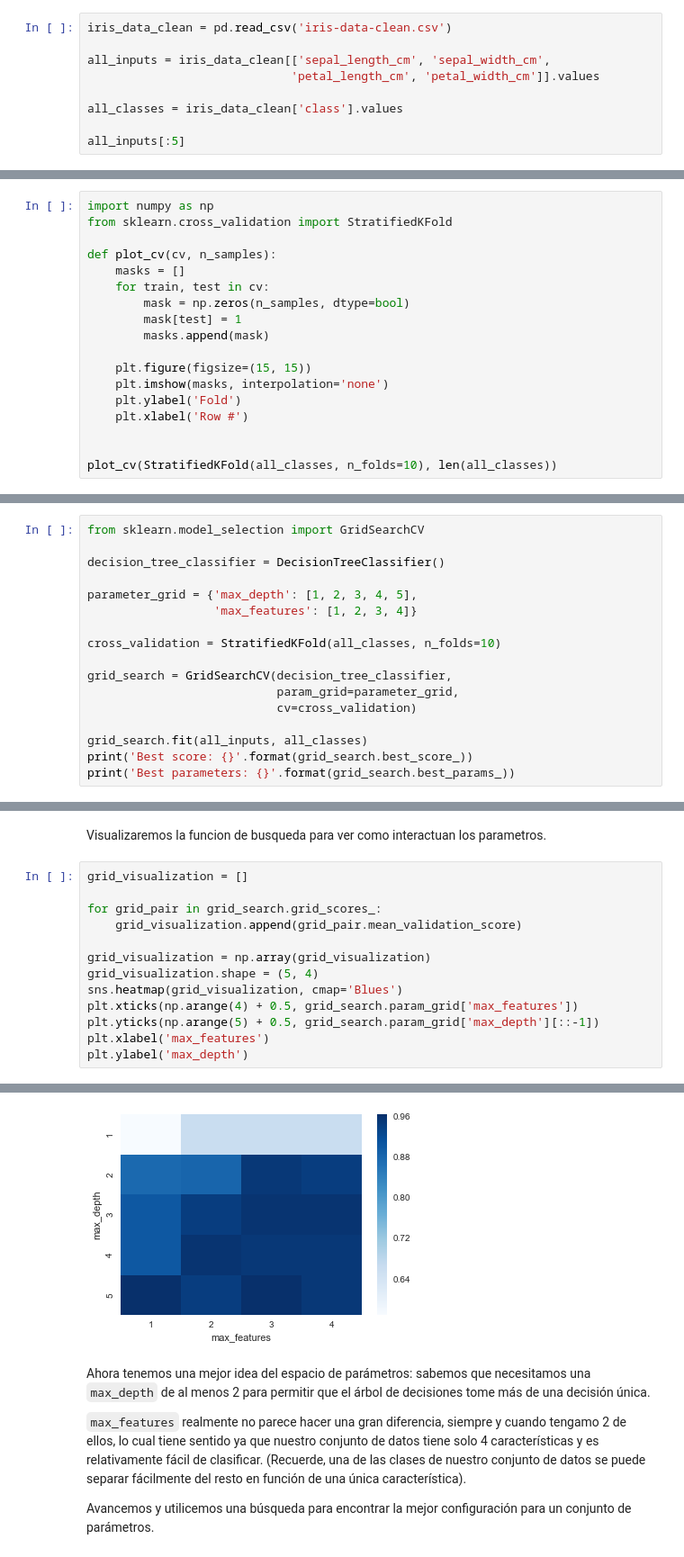
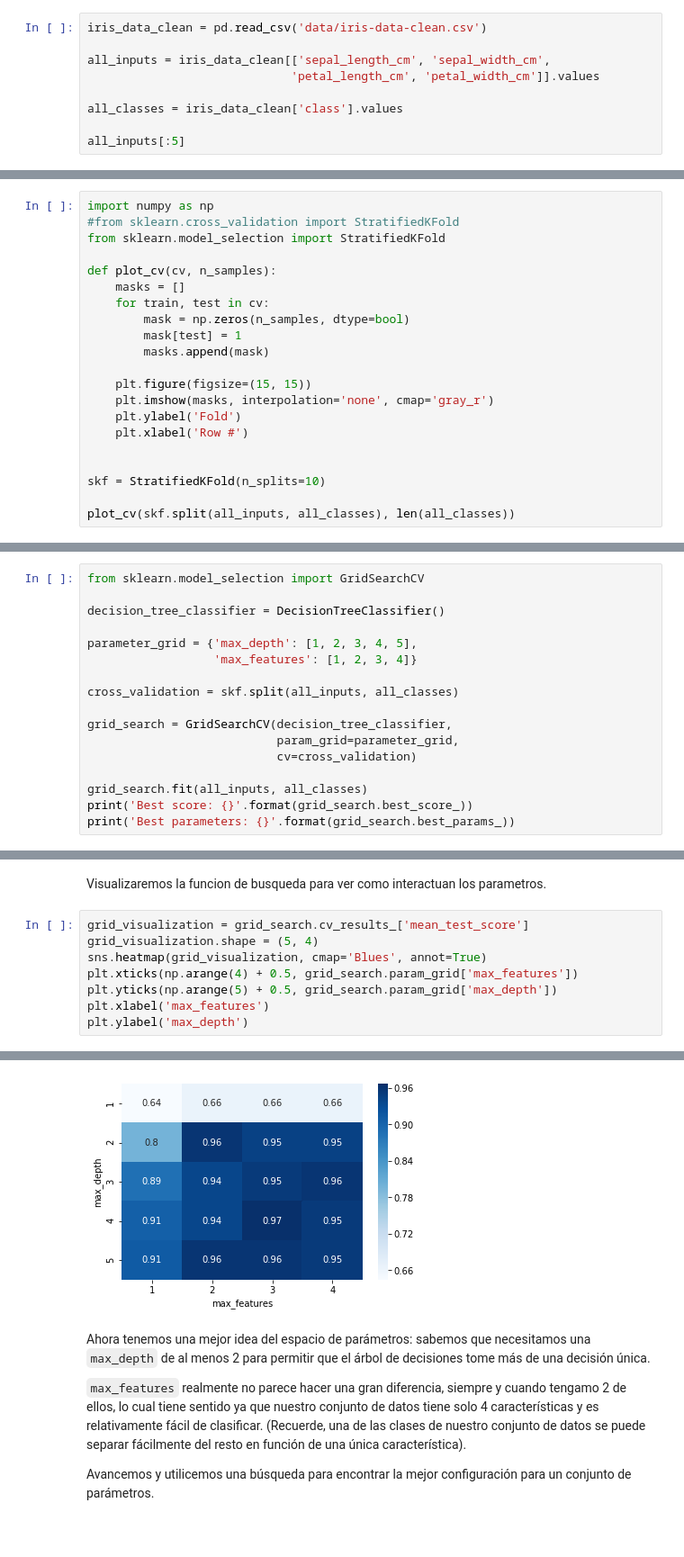
Before and after one commit to hriverap/datascience, a Jupyter notebook: tutoriales/ML Step by Step.ipynb, the cells around one changed output, grey strips where cells are left out. Shown: that part at 90% size. Drawn from its saved outputs; the diff is of its cells as text; blank space fills up the shorter version.

```diff
--- a/tutoriales/ML Step by Step.ipynb
+++ b/tutoriales/ML Step by Step.ipynb
@@ -401,7 +400,7 @@ Especialmente en conjuntos de datos dispersos como el nuestro, es fácil para lo
 
 Tenga en cuenta que una vez que dividimos los datos en un conjunto de entrenamiento y prueba, debemos tratar el conjunto de pruebas como si ya no existiera: no podemos usar ninguna información del conjunto de pruebas para construir nuestro modelo o de lo contrario estamos haciendo trampa.
 # %%
-iris_data_clean = pd.read_csv('iris-data-clean.csv')
+iris_data_clean = pd.read_csv('data/iris-data-clean.csv')
 
 all_inputs = iris_data_clean[['sepal_length_cm', 'sepal_width_cm',
                              'petal_length_cm', 'petal_width_cm']].values
@@ -492,7 +491,8 @@ Este problema es la principal razon que la mayoria de los Datascientists utiliza
 (Cada cuadrado es un entrada en nuestro Dataset)
 # %%
 import numpy as np
-from sklearn.cross_validation import StratifiedKFold
+#from sklearn.cross_validation import StratifiedKFold
+from sklearn.model_selection import StratifiedKFold
 
 def plot_cv(cv, n_samples):
     masks = []
@@ -502,10 +502,12 @@ def plot_cv(cv, n_samples):
         masks.append(mask)
 
     plt.figure(figsize=(15, 15))
-    plt.imshow(masks, interpolation='none')
+    plt.imshow(masks, interpolation='none', cmap='gray_r')
     plt.ylabel('Fold')
     plt.xlabel('Row #')
 
 
-plot_cv(StratifiedKFold(all_classes, n_folds=10), len(all_classes))
+skf = StratifiedKFold(n_splits=10)
+
+plot_cv(skf.split(all_inputs, all_classes), len(all_classes))
 # %% [output]
@@ -561,7 +563,7 @@ decision_tree_classifier = DecisionTreeClassifier()
 parameter_grid = {'max_depth': [1, 2, 3, 4, 5],
                   'max_features': [1, 2, 3, 4]}
 
-cross_validation = StratifiedKFold(all_classes, n_folds=10)
+cross_validation = skf.split(all_inputs, all_classes)
 
 grid_search = GridSearchCV(decision_tree_classifier,
                            param_grid=parameter_grid,
@@ -576,16 +578,11 @@ Best parameters: {'max_features': 1, 'max_depth': 5}
 # %% [markdown]
 Visualizaremos la funcion de busqueda para ver como interactuan los parametros.
 # %%
-grid_visualization = []
-
-for grid_pair in grid_search.grid_scores_:
-    grid_visualization.append(grid_pair.mean_validation_score)
-
-grid_visualization = np.array(grid_visualization)
+grid_visualization = grid_search.cv_results_['mean_test_score']
 grid_visualization.shape = (5, 4)
-sns.heatmap(grid_visualization, cmap='Blues')
+sns.heatmap(grid_visualization, cmap='Blues', annot=True)
 plt.xticks(np.arange(4) + 0.5, grid_search.param_grid['max_features'])
-plt.yticks(np.arange(5) + 0.5, grid_search.param_grid['max_depth'][::-1])
+plt.yticks(np.arange(5) + 0.5, grid_search.param_grid['max_depth'])
 plt.xlabel('max_features')
 plt.ylabel('max_depth')
 # %% [output]
@@ -593,4 +590,4 @@ plt.ylabel('max_depth')
-[figure, old version]
+[figure, new version]
 # %% [markdown]
 Ahora tenemos una mejor idea del espacio de parámetros: sabemos que necesitamos una `max_depth` de al menos 2 para permitir que el árbol de decisiones tome más de una decisión única.
 
```
Also changed, not shown: parts of 38 cells of this notebook.
